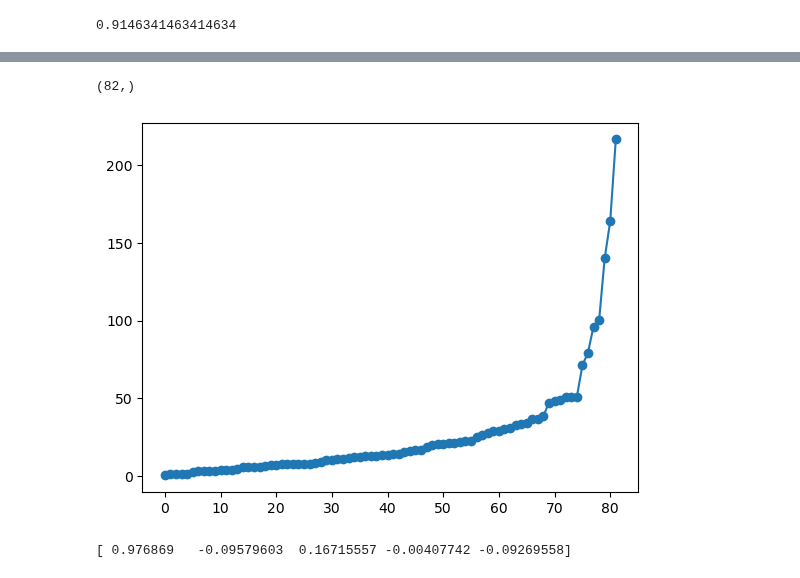
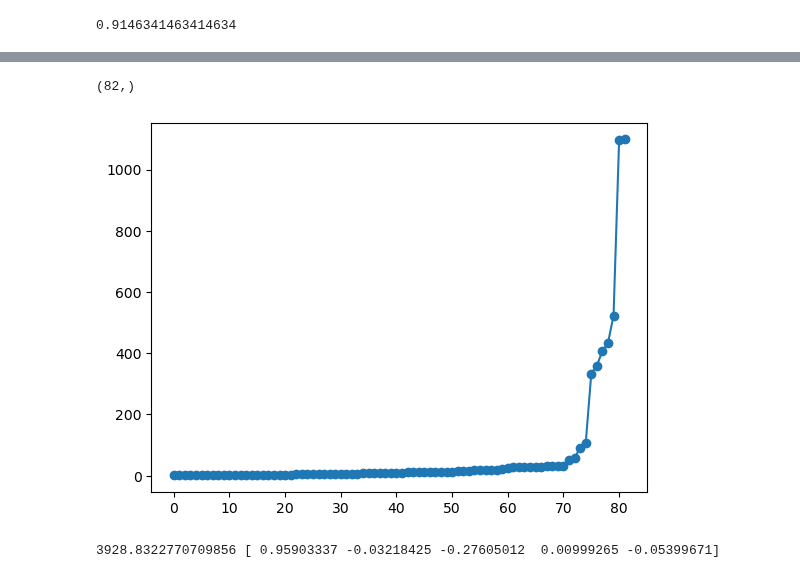
Before and after one commit to intellimath/mlgrad, a Jupyter notebook: examples/robust_pca_octane.ipynb, the cells around one changed output, grey strips where cells are left out. Drawn from its saved outputs; the diff is of its cells as text; code cells hidden in the pictures.

```diff
--- a/examples/robust_pca_octane.ipynb
+++ b/examples/robust_pca_octane.ipynb
@@ -29,9 +29,9 @@ df
 XY = df.values
 # %%
 # qf = af.averaging_function("WM", rhofunc=func.Power(1.1, 0.01), alpha=0.86)
-qf = af.averaging_function("WM", rhofunc=func.Sqrt(0.01), alpha=0.91)
+wma = af.averaging_function("WM", rhofunc=func.Sqrt(0.1), alpha=0.86)
 amf = af.averaging_function("AM")
 # %%
-K, c = pca.find_rob_center(XY, qf)
-print(K, c)
+c = pca.find_rob_center(XY, wma)
+print(c)
 # %% [output]
@@ -46,8 +42,8 @@ N = len(XY)
 # %% [output]
 0.9146341463414634
 # %%
-XY2 = XY - c
-S = XY2.T @ XY2
-X2 = XY2[:,0]
-Y2 = XY2[:,1]
-print(S)
+XY1 = XY - c
+# S = XY1.T @ XY1
+# X2 = XY2[:,0]
+# Y2 = XY2[:,1]
+# print(S)
@@ -72,9 +58,9 @@ print(a0)
 # %%
-a1, L1, Z1 = pca.find_rob_pc(XY2, qf)
-plt.plot(sorted(Z1), marker='o')
+a1, L1 = pca.find_rob_pc(XY1, wma)
+plt.plot(sorted(pca.distance_line(XY1, a1)), marker='o')
 plt.show()
-print(a1)
+print(L1, a1)
 # %% [output]
 (82,)
-[figure, old version]
+[figure, new version]
-[ 0.976869   -0.09579603  0.16715557 -0.00407742 -0.09269558]
+3928.8322770709856 [ 0.95903337 -0.03218425 -0.27605012  0.00999265 -0.05399671]
```
Also changed, not shown: parts of 11 cells of this notebook, 55 other files.
